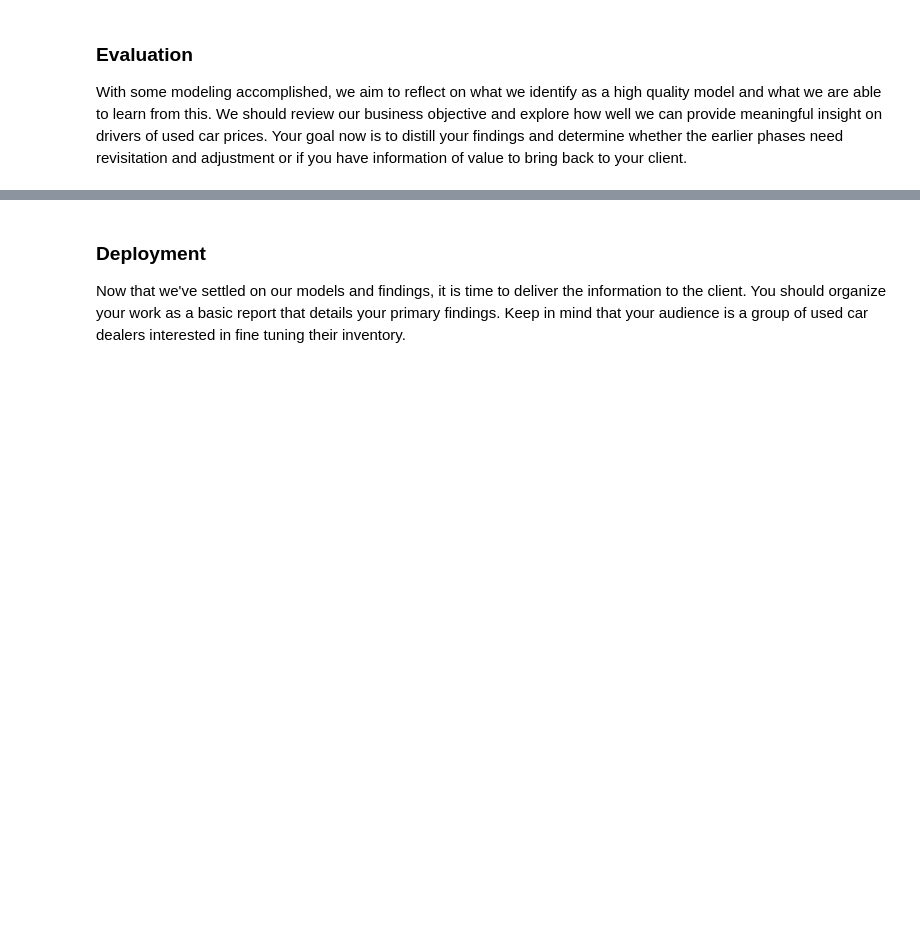
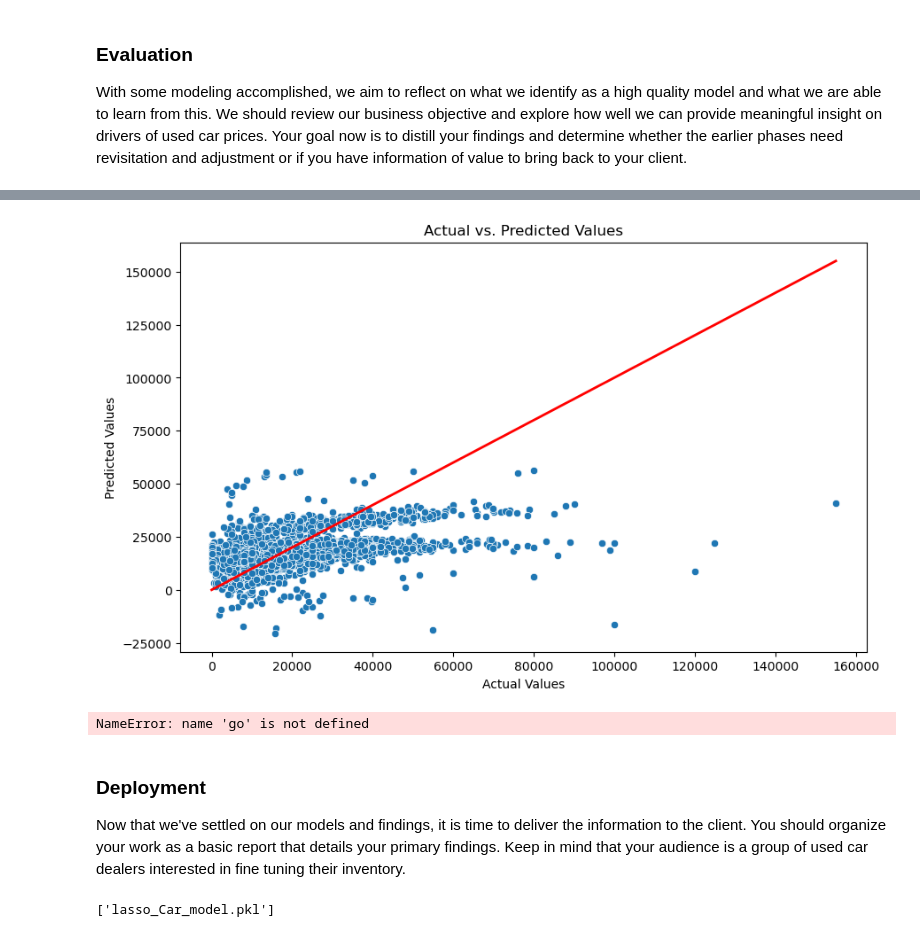
Before and after one commit to raghul141/ML_12, a Jupyter notebook: prompt_II.ipynb, the cells around one changed output, grey strips where cells are left out. Drawn from its saved outputs; the diff is of its cells as text; code cells hidden in the pictures; blank space fills up the shorter version.

```diff
--- a/prompt_II.ipynb
+++ b/prompt_II.ipynb
@@ -233,0 +288,8 @@ With some modeling accomplished, we aim to reflect on what we identify as a high
+# %%
+# Use the best Lasso model to make predictions
+best_lasso_model = best_models['Lasso']
+y_pred = best_lasso_model.predict(X_test)
+
+# Create a DataFrame to show actual vs. predicted values
+actual_vs_predicted_df = pd.DataFrame({'Actual': y_test, 'Predicted': y_pred})
+actual_vs_predicted_df.head()
@@ -234,4 +324,56 @@ With some modeling accomplished, we aim to reflect on what we identify as a high
+# %%
+# Plot actual vs. predicted values
+plt.figure(figsize=(10, 6))
+sns.scatterplot(x='Actual', y='Predicted', data=actual_vs_predicted_df)
+plt.plot([actual_vs_predicted_df['Actual'].min(), actual_vs_predicted_df['Actual'].max()],
+         [actual_vs_predicted_df['Actual'].min(), actual_vs_predicted_df['Actual'].max()],
+         color='red', linewidth=2)
+plt.xlabel('Actual Values')
+plt.ylabel('Predicted Values')
+plt.title('Actual vs. Predicted Values')
+plt.show()
+# %% [output]
+[figure, added]
+# %%
+
+# Plot actual vs. predicted values
+
+# Create scatter plot
+fig = px.scatter(
+    actual_vs_predicted_df,
+    x='Actual',
+    y='Predicted',
+    title='Actual vs. Predicted Values',
+    labels={'Actual': 'Actual Values', 'Predicted': 'Predicted Values'}
+)
+
+# Add a line for perfect predictions
+fig.add_trace(
+    go.Scatter(
+        x=[actual_vs_predicted_df['Actual'].min(), actual_vs_predicted_df['Actual'].max()],
+        y=[actual_vs_predicted_df['Actual'].min(), actual_vs_predicted_df['Actual'].max()],
+        mode='lines',
+        name='Perfect Prediction',
+        line=dict(color='red', width=2)
+    )
+)
+
+# Save the plot as an HTML file
+fig.write_html("actual_vs_predicted.html")
+
+# To display the plot (optional)
+fig.show()
+# %% [output]
+NameError: name 'go' is not defined
 # %% [markdown]
 ### Deployment
 
 Now that we've settled on our models and findings, it is time to deliver the information to the client.  You should organize your work as a basic report that details your primary findings.  Keep in mind that your audience is a group of used car dealers interested in fine tuning their inventory.
+# %%
+import joblib
+
+# Save the trained Lasso model to a file
+model_filename = 'lasso_Car_model.pkl'
+joblib.dump(best_lasso_model, model_filename)
+# %% [output]
+['lasso_Car_model.pkl']
```
Also changed, not shown: parts of 7 cells of this notebook.
